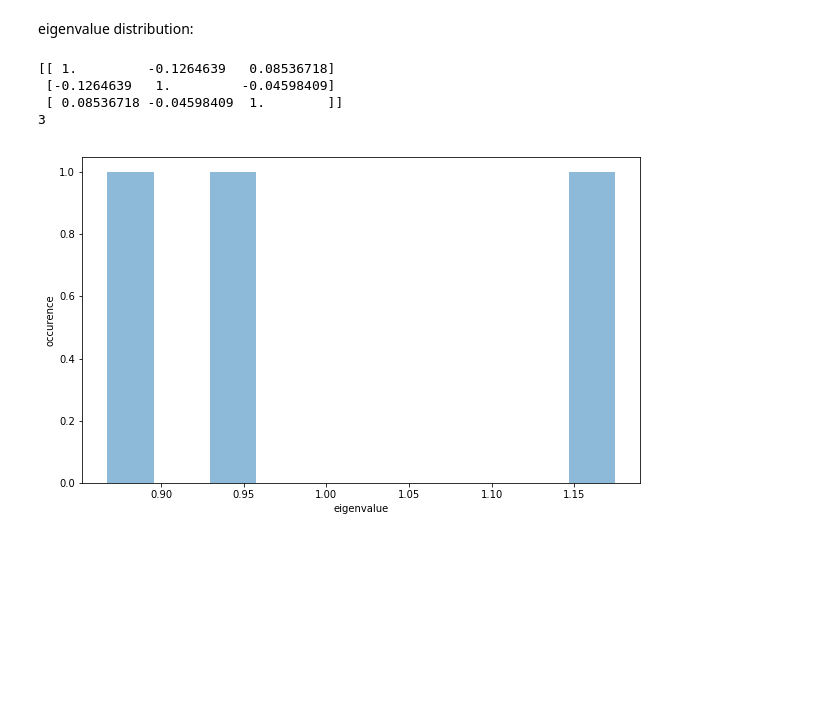
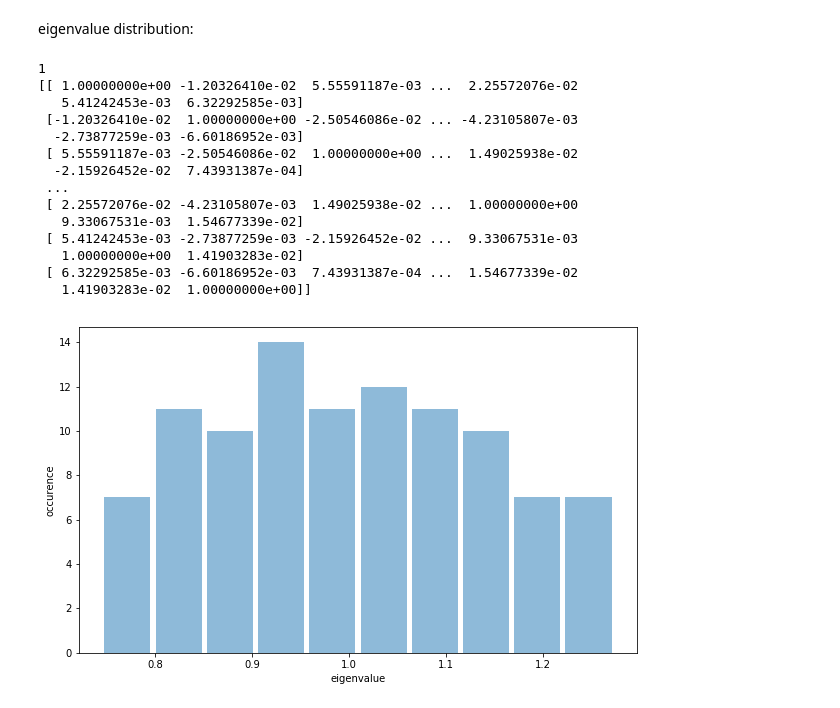
Before and after one commit to INM-6/networkunit, a Jupyter notebook: examples/eigenangle_score.ipynb, the cells around one changed output. Saved outputs shown, nothing was run; the diff lists cells and outputs as text; code cells hidden in the pictures; blank space fills up the shorter version.

```diff
--- a/examples/eigenangle_score.ipynb
+++ b/examples/eigenangle_score.ipynb
@@ -234,27 +253,32 @@ def generate_random_eigenvalues(dim=3, min_nbr_of_values=2):
 # %%
-dim = 3
-min_nbr_of_values = 3
-nbr_of_matrices = int(min_nbr_of_values)//int(dim)
-eigenvalue_array = np.empty(nbr_of_matrices*dim)
-for i in range(nbr_of_matrices):
-    random_vectors = np.random.normal(size=(dim, 100))
-    for j, v in enumerate(random_vectors):
-        random_vectors[j] /= np.linalg.norm(v)
-    random_corr_matrix = np.dot(random_vectors, random_vectors.T)
-    eigenvalues, eigenvectors = eigh(random_corr_matrix)
-    eigenvalue_array[i*dim:i*dim+dim] = eigenvalues
-print(random_corr_matrix)
+%matplotlib inline
+dim = 100
+min_nbr_of_values = 10
+
+HPP_ews = generate_HPP_eigenvalues(dim=dim, min_nbr_of_values=min_nbr_of_values)
+rand_ews = generate_random_eigenvalues(dim=dim, min_nbr_of_values=min_nbr_of_values)
+# print(HPP_ews)
 fig, ax = plt.subplots(nrows=1, ncols=1, figsize=(10,6))
 # edges = np.linspace(0, dim, 100)
-hist, edges = np.histogram(eigenvalues, density=False)
-x = edges[:-1] + np.diff(edges)/2.
-ax.bar(x, hist, width=.9*np.diff(edges), alpha=0.5)
+hist, edges = np.histogram(rand_ews, density=False)
+x = edges[:-1] + np.diff(edges)[0]/2.
+ax.bar(x, hist, width=.9*np.diff(edges)[0], alpha=0.5)
 ax.set_xlabel('eigenvalue')
 ax.set_ylabel('occurence')
 plt.show()
 # %% [output]
-[[ 1.         -0.1264639   0.08536718]
- [-0.1264639   1.         -0.04598409]
- [ 0.08536718 -0.04598409  1.        ]]
-3
+1
+[[ 1.00000000e+00 -1.20326410e-02  5.55591187e-03 ...  2.25572076e-02
+   5.41242453e-03  6.32292585e-03]
+ [-1.20326410e-02  1.00000000e+00 -2.50546086e-02 ... -4.23105807e-03
+  -2.73877259e-03 -6.60186952e-03]
+ [ 5.55591187e-03 -2.50546086e-02  1.00000000e+00 ...  1.49025938e-02
+  -2.15926452e-02  7.43931387e-04]
+ ...
+ [ 2.25572076e-02 -4.23105807e-03  1.49025938e-02 ...  1.00000000e+00
+   9.33067531e-03  1.54677339e-02]
+ [ 5.41242453e-03 -2.73877259e-03 -2.15926452e-02 ...  9.33067531e-03
+   1.00000000e+00  1.41903283e-02]
+ [ 6.32292585e-03 -6.60186952e-03  7.43931387e-04 ...  1.54677339e-02
+   1.41903283e-02  1.00000000e+00]]
-[figure, old version]
+[figure, new version]
```
Also changed, not shown: parts of 7 cells of this notebook.
